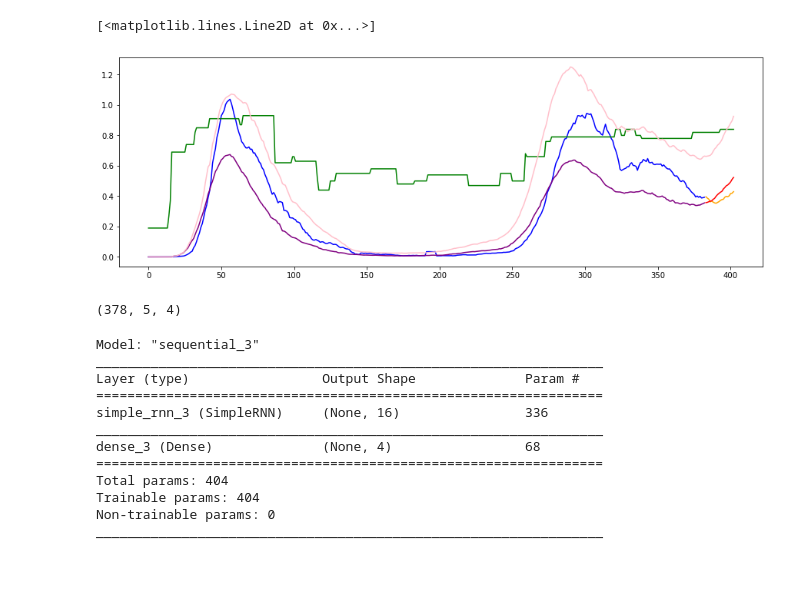
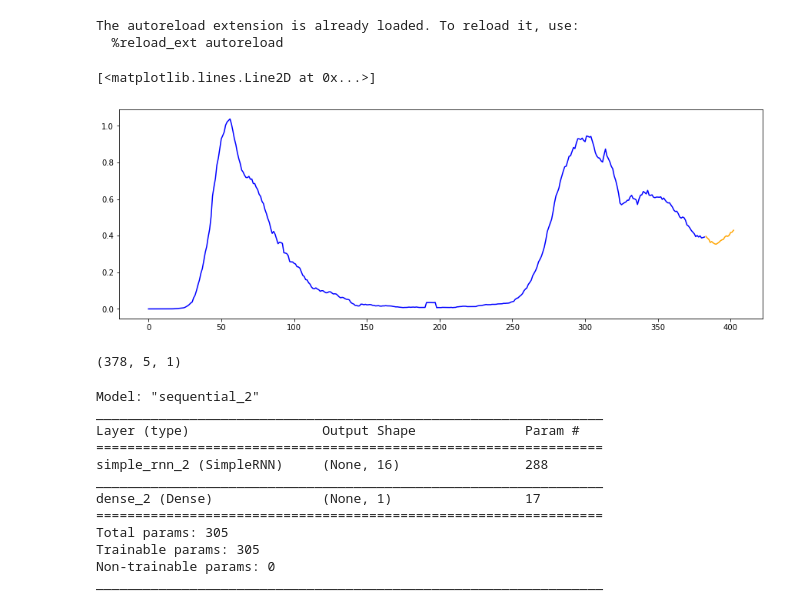
Before and after one commit to benoitcharmettant/projet_deep_learning_cs, a Jupyter notebook: pipeline.ipynb, the cells around one changed output. Drawn from its saved outputs; the diff is of its cells as text; code cells hidden in the pictures; blank space fills up the shorter version.

```diff
--- a/pipeline.ipynb
+++ b/pipeline.ipynb
@@ -1,6 +1,12 @@
 # %%
 %load_ext autoreload
 %autoreload 2
+
+from matplotlib.pyplot import rcParams
+rcParams['figure.figsize'] = [15, 5]
+# %% [output]
+The autoreload extension is already loaded. To reload it, use:
+  %reload_ext autoreload
 # %%
 # Changer le chemin pointant vers le dossier dans lequel sont chargées les données
 
@@ -28,49 +23,66 @@ d_train, d_test = splitTrainTest(d, test_length)
+# %%
+from helpers import processData, splitTrainTest
+
+# True donnée prédite
+# False donnée externe
+data_description = {
+    'new_deaths':True
+}
+
+d = loadOwid(DATA_PATH, "Italy", data_description, window=load_window)
+
+d['new_deaths'] = processData(d['new_deaths'], div=pop*13, average=True)
+#d['icu_patients'] = processData(d['icu_patients'], div=pop*100, offset=7)
+# d['stringency_index'] = processData(d['stringency_index'], div=100, offset=7)
+#d['hosp_patients'] = processData(d['hosp_patients'], div=pop*510, offset=7)
+
+d_train, d_test = splitTrainTest(d, test_length)
 # %%
 from matplotlib.pyplot import plot
 
 train_length = len(d_train[list(d.keys())[0]])
 
 train_index = [i for i in range(train_length)]
 test_index = [i+train_length for i in range(test_length)]
 
 plot(train_index, d_train['new_deaths'], color="b")
 plot(test_index, d_test['new_deaths'], color ="orange")
-plot(train_index, d_train['icu_patients'], color="purple")
-plot(test_index, d_test['icu_patients'], color ="red")
-plot(d['stringency_index'], color ="green")
-plot(d['hosp_patients'], color ="pink")
+#plot(train_index, d_train['icu_patients'], color="purple")
+#plot(test_index, d_test['icu_patients'], color ="red")
+# plot(d['stringency_index'], color ="green")
+#plot(d['hosp_patients'], color ="pink")
 # %% [output]
 [<matplotlib.lines.Line2D at 0x...>]
-[figure, old version]
+[figure, new version]
 # %%
 from helpers import formatData
 
 step = 5
 # add step elements into train and test
 
-trainX, trainY = formatData(d_train, step)
-testX, testY = formatData(d_test, step)
+trainX, trainY = formatData(d_train, step, data_description)
+testX, testY = formatData(d_test, step, data_description)
 
 trainX.shape
 # %% [output]
-(378, 5, 4)
+(378, 5, 1)
 # %%
 from helpers import loadModel
 
-dim = len(d_train.keys())
+dim = (len(d_train.keys()), sum(list(data_description.values()))) # On calcule les dimensions d'entrée et de sortie
 
 model = loadModel(name="simpleRNN", dim=dim, step=step, loss="mean_squared_error")
 # %% [output]
-Model: "sequential_3"
+Model: "sequential_2"
 _________________________________________________________________
 Layer (type)                 Output Shape              Param #
 =================================================================
-simple_rnn_3 (SimpleRNN)     (None, 16)                336
+simple_rnn_2 (SimpleRNN)     (None, 16)                288
 _________________________________________________________________
-dense_3 (Dense)              (None, 4)                 68
+dense_2 (Dense)              (None, 1)                 17
 =================================================================
-Total params: 404
-Trainable params: 404
+Total params: 305
+Trainable params: 305
 Non-trainable params: 0
 _________________________________________________________________
 # %%
```
Also changed, not shown: parts of 5 cells of this notebook, 2 other files.
